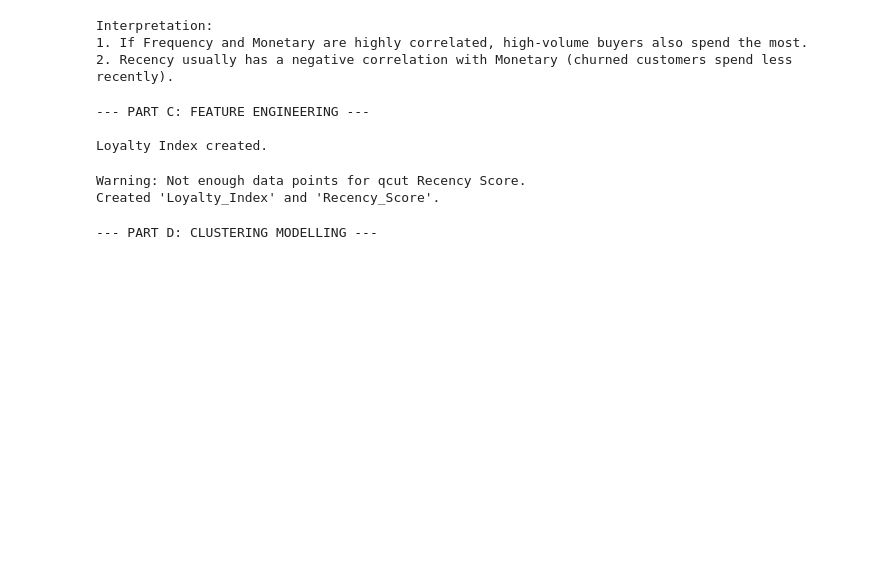
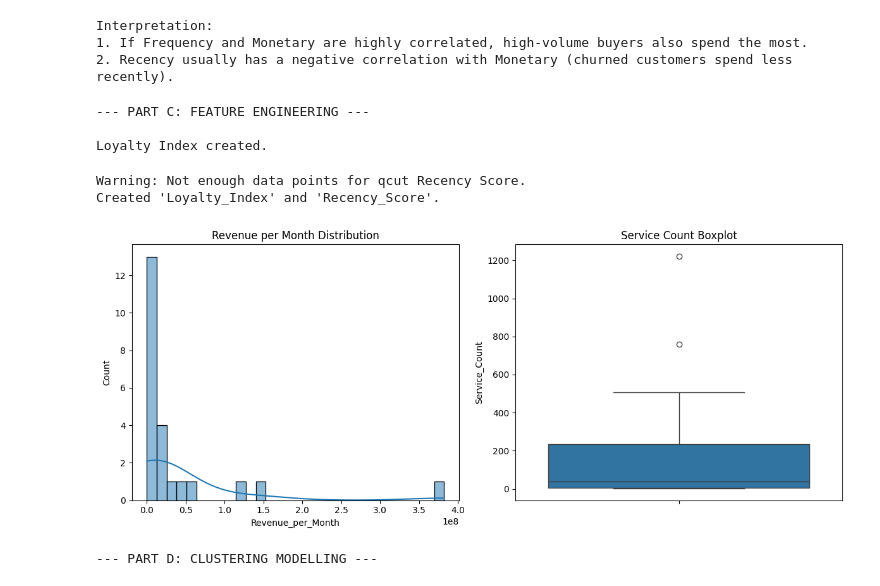
Before and after one commit to Aijuka-Josbert/Nigerian-ecommerce, a Jupyter notebook: Nigerian_ecommerce1.ipynb, the cells around one changed output. Saved outputs shown, nothing was run; the diff lists cells and outputs as text; code cells hidden in the pictures; blank space fills up the shorter version.

```diff
--- a/Nigerian_ecommerce1.ipynb
+++ b/Nigerian_ecommerce1.ipynb
@@ -159,18 +159,40 @@ Loyalty Index created.
 # %%
 # 2. Create Recency Score (Inverse of Recency - Higher is better)
 # Justification: Easier for models to interpret 'higher is better'.
 # We use qcut to create quartiles (1 to 4, where 4 is most recent)
 try:
     customer_df['Recency_Score'] = pd.qcut(customer_df['Recency'], q=4, labels=[4, 3, 2, 1]) # 4 is best (lowest days)
 except ValueError:
     # Fallback if too few unique values
     customer_df['Recency_Score'] = 1
     print("Warning: Not enough data points for qcut Recency Score.")
 
 print("Created 'Loyalty_Index' and 'Recency_Score'.")
+
+# 3. Create Revenue per Month
+customer_df['Months_Active'] = (
+    (df['Order Date'].max() - df.groupby('Business Name')['Order Date'].min()).dt.days / 30
+).values
+customer_df['Revenue_per_Month'] = customer_df['Monetary'] / customer_df['Months_Active'].replace(0, 1)
+
+# 4. Create Service Count (number of orders)
+customer_df['Service_Count'] = customer_df['Frequency']
+
+# Visualize new features
+plt.figure(figsize=(12, 5))
+plt.subplot(1, 2, 1)
+sns.histplot(customer_df['Revenue_per_Month'], bins=30, kde=True)
+plt.title('Revenue per Month Distribution')
+
+plt.subplot(1, 2, 2)
+sns.boxplot(y=customer_df['Service_Count'])
+plt.title('Service Count Boxplot')
+plt.tight_layout()
+plt.show()
 # %% [output]
 Warning: Not enough data points for qcut Recency Score.
 Created 'Loyalty_Index' and 'Recency_Score'.
+[figure, added]
 # %%
 # ==========================================
 # PART D: Clustering Modelling
```
Also changed, not shown: parts of 1 cell of this notebook, 2 other files.
